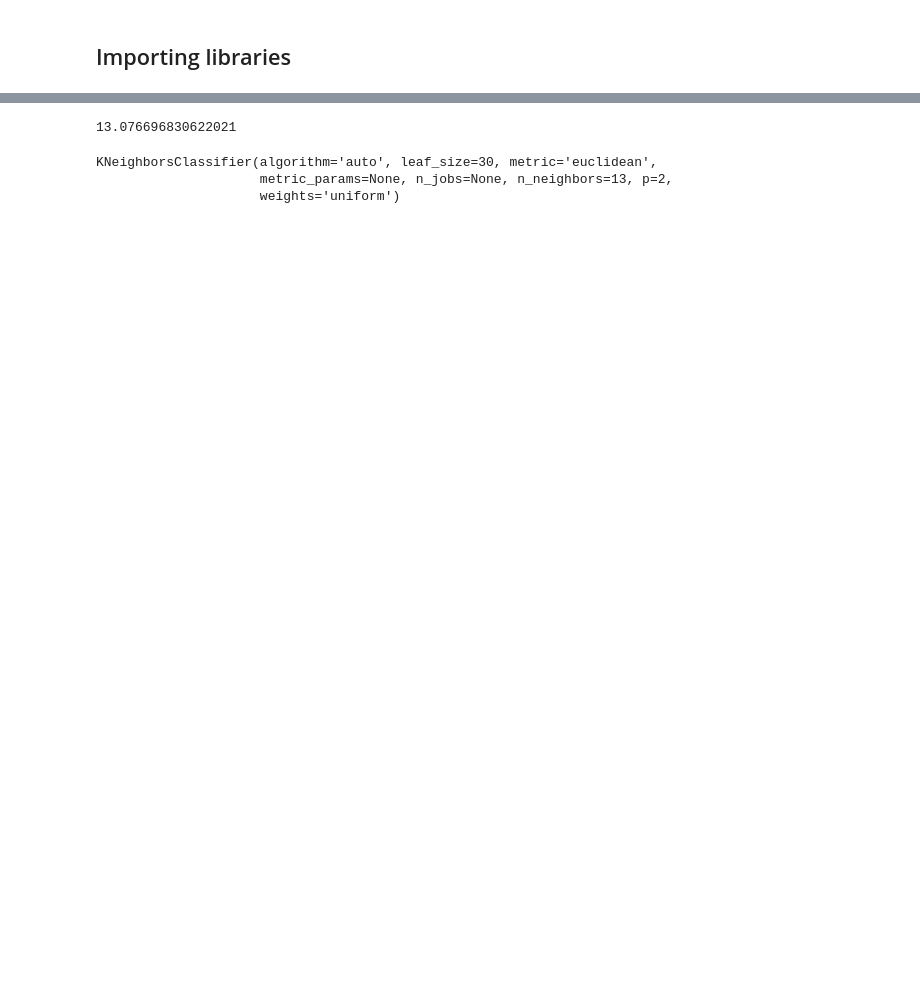
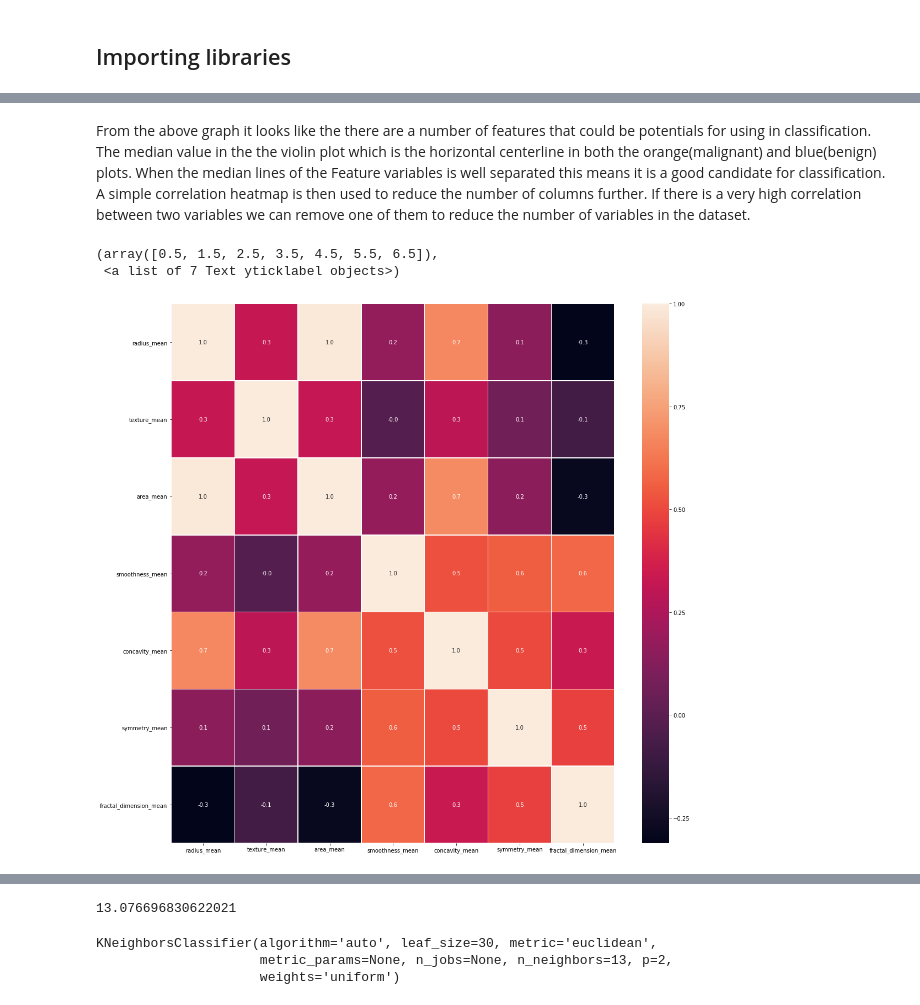
Before and after one commit to colmhiggs11/Machine_Learning_21_CH, a Jupyter notebook: Scikit-Learn.ipynb, the cells around one changed output, grey strips where cells are left out. Cells and saved outputs as stored; diff of their text form; code cells hidden in the pictures; blank space fills up the shorter version.

Commit message:
Explanation of dataset and KNN complete

```diff
--- a/Scikit-Learn.ipynb
+++ b/Scikit-Learn.ipynb
@@ -390,0 +326,11 @@ X_test=sc_X.fit_transform(X_test)
+# %%
+# Clearing out the DataFrame of NaN values and ID column
+df= df.drop(['Unnamed: 32', 'id'], axis = 1)
+
+# Creating Target Column
+y = df.loc[:, ['diagnosis']]
+# Creating Features Column
+X2 = df.drop(["diagnosis"], axis = 1)
+
+# For breakdown of Feature remove one of the .sum()
+print("There are",df.isnull().sum().sum(),"null values in this dataset")
@@ -390,0 +372,22 @@ X_test=sc_X.fit_transform(X_test)
+# %% [markdown]
+From the above graph it looks like the there are a number of features that could be potentials for using in classification. The median value in the the violin plot which is the horizontal centerline in both the orange(malignant) and blue(benign) plots. When the median lines of the Feature variables is well separated this means it is a good candidate for classification. A simple correlation heatmap is then used to reduce the number of columns further. If there is a very high correlation between two variables we can remove one of them to reduce the number of variables in the dataset.
+# %%
+# dropping columns from the testing dataframe
+drop_cols = ['radius_se', 'texture_se', 'perimeter_se', 'area_se', 'smoothness_se',
+       'compactness_se', 'concavity_se', 'concave points_se', 'symmetry_se',
+       'fractal_dimension_se', 'radius_worst', 'texture_worst',
+       'perimeter_worst', 'area_worst', 'smoothness_worst',
+       'compactness_worst', 'concavity_worst', 'concave points_worst',
+       'symmetry_worst', 'fractal_dimension_worst','perimeter_mean','compactness_mean','concave points_mean']
+
+X2 = X2.drop(drop_cols, axis = 1)
+#correlation map
+f, ax = plt.subplots(figsize = (18,18))
+sns.heatmap(X2.corr(), annot = True, linewidth = .5, fmt = ".1f", ax = ax)
+bottom, top = ax.get_ylim()
+ax.set_ylim(bottom + 0.5, top - 0.5)
+plt.yticks(rotation = 0)
+# %% [output]
+(array([0.5, 1.5, 2.5, 3.5, 4.5, 5.5, 6.5]),
+ <a list of 7 Text yticklabel objects>)
+[figure, added]
```
Also changed, not shown: parts of 72 cells of this notebook, 1 other file.
